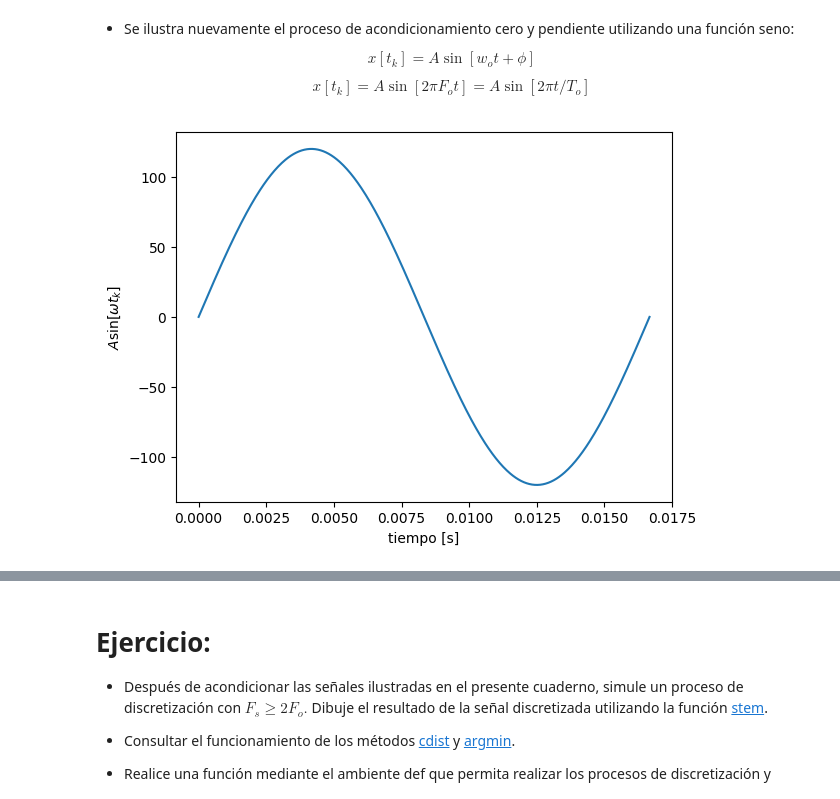
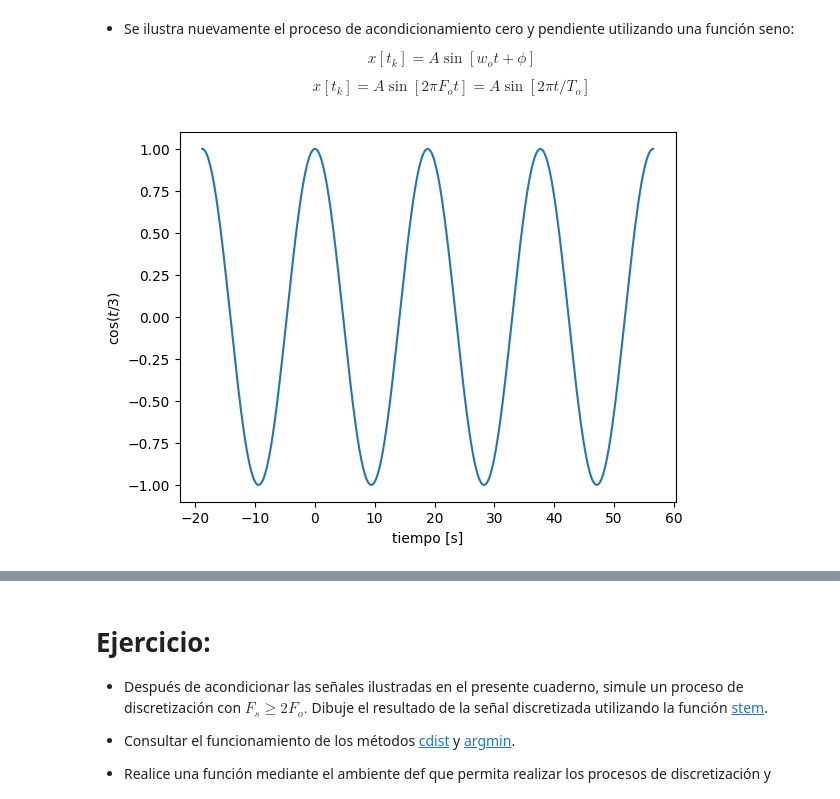
Before and after one commit to Cralzatec/SenalesSistemas, a Jupyter notebook: Cuaderno1.ipynb, the cells around one changed output, grey strips where cells are left out. Saved outputs shown, nothing was run; the diff lists cells and outputs as text; code cells hidden in the pictures.

```diff
--- a/Cuaderno1.ipynb
+++ b/Cuaderno1.ipynb
@@ -295,17 +321,19 @@ $$x[t_k] = A \sin[w_o t + \phi]$$
 
 $$x[t_k] = A \sin[2 \pi F_o t] = A \sin[2 \pi t / T_o ]$$
 # %%
+#Ejemplo clase periodo 1
 K = 500 # número de muestras
-T_o = 1/60 # periodo función sin
-A = 120 # amplitud
-ti = 0 #tiempo inicial
-tf = T_o #tiempo final
+T_1 = 6*np.pi # periodo función sin
+A = 1 # amplitud
+ti = -T_1 #tiempo inicial
+tf = 3*T_1 #tiempo final
+w1=2*np.pi/T_1
 tv = np.linspace(ti,tf,num=K) #vector de datos en tiempo
-xv = A * np.sin(2*np.pi*tv/T_o) #vector de amplitud
+xv = A * np.cos(w1*tv) #vector de amplitud
 
 plt.plot(tv,xv)
 plt.xlabel('tiempo [s]')
-plt.ylabel('$A\sin[\omega t_k]$')
+plt.ylabel('$\cos(t/3)$')
 plt.show()
 # %% [output]
-[figure, old version]
+[figure, new version]
```
Also changed, not shown: parts of 13 cells of this notebook.
